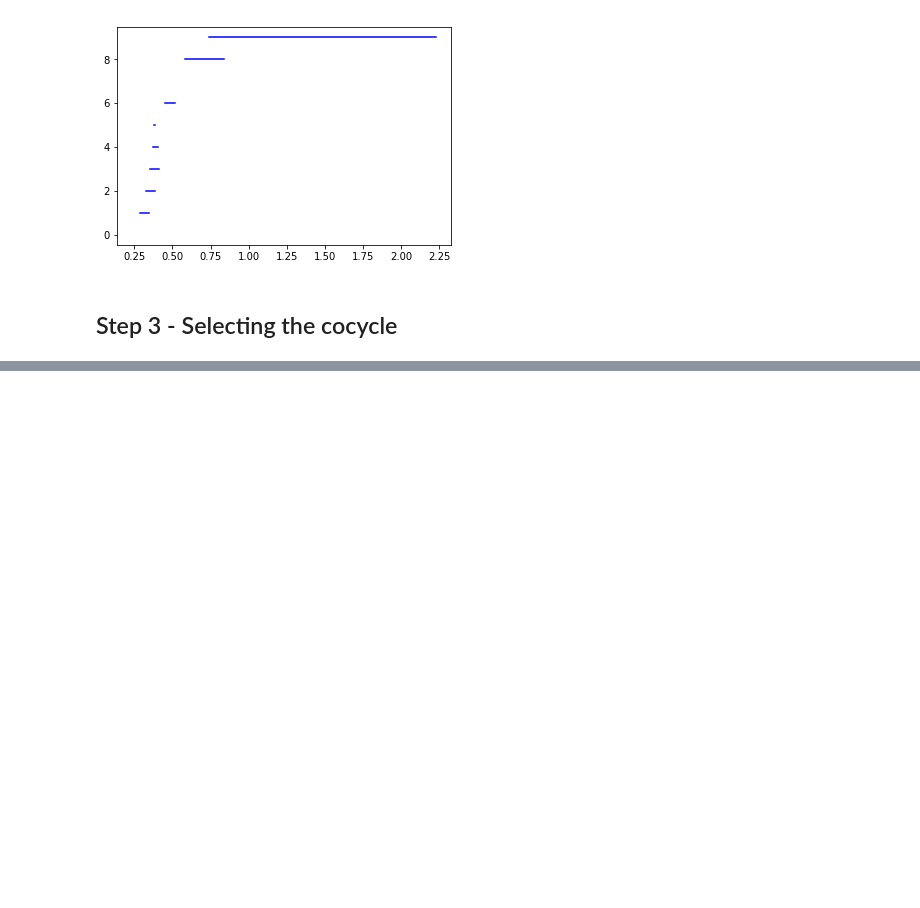
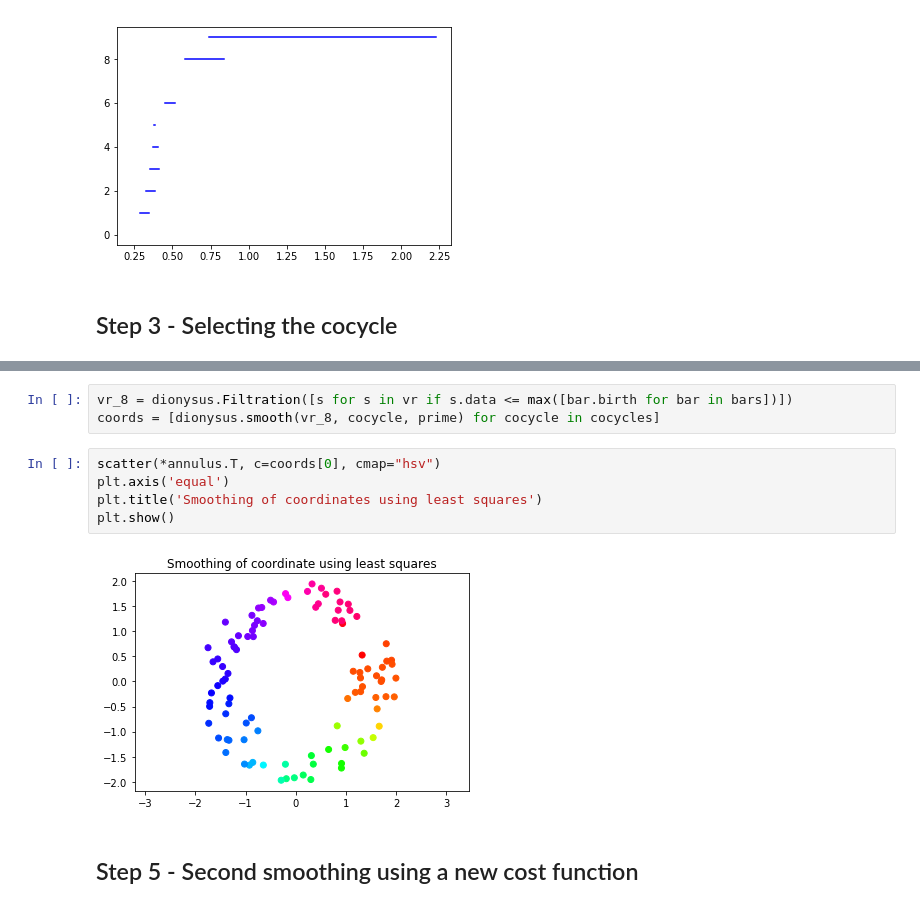
Before and after one commit to michiexile/icerm-tda-2019-08, a Jupyter notebook: Cleaning_up_namenotfinal.ipynb, the cells around one changed output, grey strips where cells are left out. Saved outputs shown, nothing was run; the diff lists cells and outputs as text; blank space fills up the shorter version.

```diff
--- a/Cleaning_up_namenotfinal.ipynb
+++ b/Cleaning_up_namenotfinal.ipynb
@@ -40,0 +47,12 @@ plt.plot([[bar.birth,bar.death] for bar in dgms[1] if bar.death-bar.birth > 1.][
+# %%
+vr_8 = dionysus.Filtration([s for s in vr if s.data <= max([bar.birth for bar in bars])])
+coords = [dionysus.smooth(vr_8, cocycle, prime) for cocycle in cocycles]
+# %%
+scatter(*annulus.T, c=coords[0], cmap="hsv")
+plt.axis('equal')
+plt.title('Smoothing of coordinates using least squares')
+plt.show()
+# %% [output]
+[figure, added]
+# %% [markdown]
+## Step 5 - Second smoothing using a new cost function
```
Also changed, not shown: parts of 3 cells of this notebook.
